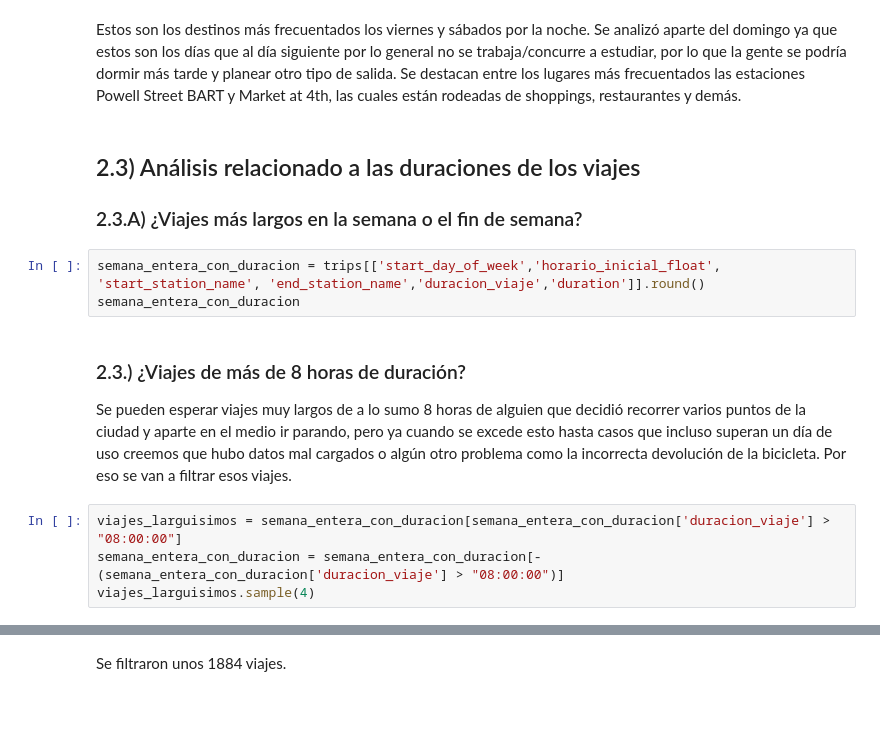
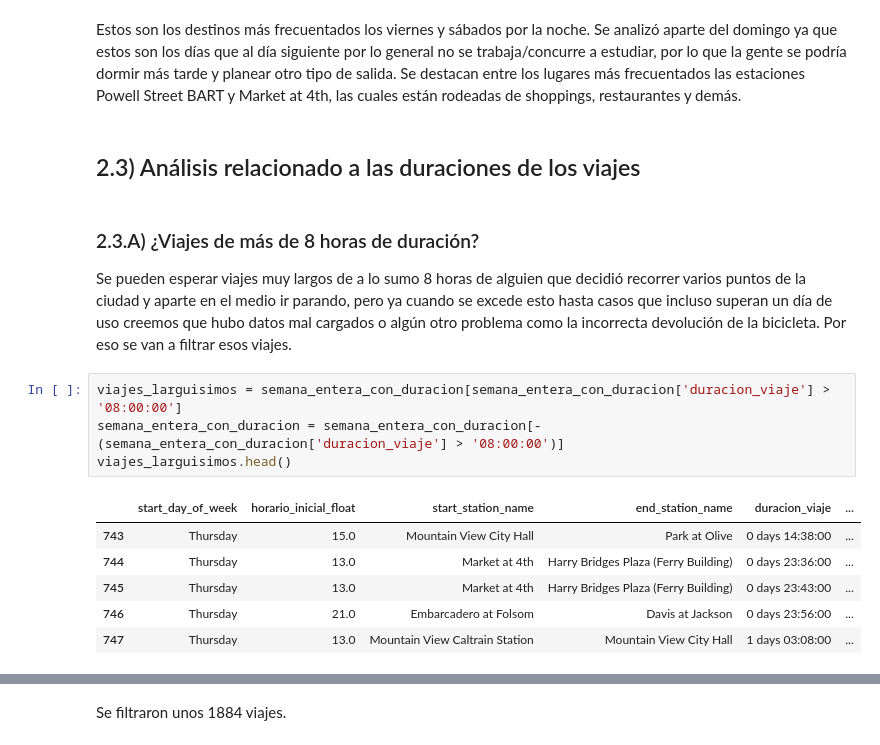
Before and after one commit to frisjon/tp1, a Jupyter notebook: notebooks/tp1.ipynb, the cells around one changed output, grey strips where cells are left out. Drawn from its saved outputs; the diff is of its cells as text; blank space fills up the shorter version.

```diff
--- a/notebooks/tp1.ipynb
+++ b/notebooks/tp1.ipynb
@@ -521,17 +619,19 @@ plt.title('Destinos mas populares viernes y sabado por la noche');
 Estos son los destinos más frecuentados los viernes y sábados por la noche. Se analizó aparte del domingo ya que estos son los días que al día siguiente por lo general no se trabaja/concurre a estudiar, por lo que la gente se podría dormir más tarde y planear otro tipo de salida. Se destacan entre los lugares más frecuentados las estaciones Powell Street BART y Market at 4th, las cuales están rodeadas de shoppings, restaurantes y demás.
 # %% [markdown]
 ## 2.3) Análisis relacionado a las duraciones de los viajes
-
-### 2.3.A) ¿Viajes más largos en la semana o el fin de semana?
-# %%
-semana_entera_con_duracion = trips[['start_day_of_week','horario_inicial_float', 'start_station_name', 'end_station_name','duracion_viaje','duration']].round()
-semana_entera_con_duracion
 # %% [markdown]
-### 2.3.) ¿Viajes de más de 8 horas de duración?
+### 2.3.A) ¿Viajes de más de 8 horas de duración?
 Se pueden esperar viajes muy largos de a lo sumo 8 horas de alguien que decidió recorrer varios puntos de la ciudad y aparte en el medio ir parando, pero ya cuando se excede esto hasta casos que incluso superan un día de uso creemos que hubo datos mal cargados o algún otro problema como la incorrecta devolución de la bicicleta. Por eso se van a filtrar esos viajes.
 # %%
-viajes_larguisimos = semana_entera_con_duracion[semana_entera_con_duracion['duracion_viaje'] > "08:00:00"]
-semana_entera_con_duracion = semana_entera_con_duracion[-(semana_entera_con_duracion['duracion_viaje'] > "08:00:00")]
-viajes_larguisimos.sample(4)
+viajes_larguisimos = semana_entera_con_duracion[semana_entera_con_duracion['duracion_viaje'] > '08:00:00']
+semana_entera_con_duracion = semana_entera_con_duracion[-(semana_entera_con_duracion['duracion_viaje'] > '08:00:00')]
+viajes_larguisimos.head()
+# %% [output]
+|  | start_day_of_week | horario_inicial_float | start_station_name | end_station_name | duracion_viaje | ... |
+| 743 | Thursday | 15.0 | Mountain View City Hall | Park at Olive | 0 days 14:38:00 | ... |
+| 744 | Thursday | 13.0 | Market at 4th | Harry Bridges Plaza (Ferry Building) | 0 days 23:36:00 | ... |
+| 745 | Thursday | 13.0 | Market at 4th | Harry Bridges Plaza (Ferry Building) | 0 days 23:43:00 | ... |
+| 746 | Thursday | 21.0 | Embarcadero at Folsom | Davis at Jackson | 0 days 23:56:00 | ... |
+| 747 | Thursday | 13.0 | Mountain View Caltrain Station | Mountain View City Hall | 1 days 03:08:00 | ... |
 # %%
 viajes_larguisimos.start_day_of_week.count()
```
Also changed, not shown: parts of 95 cells of this notebook.
